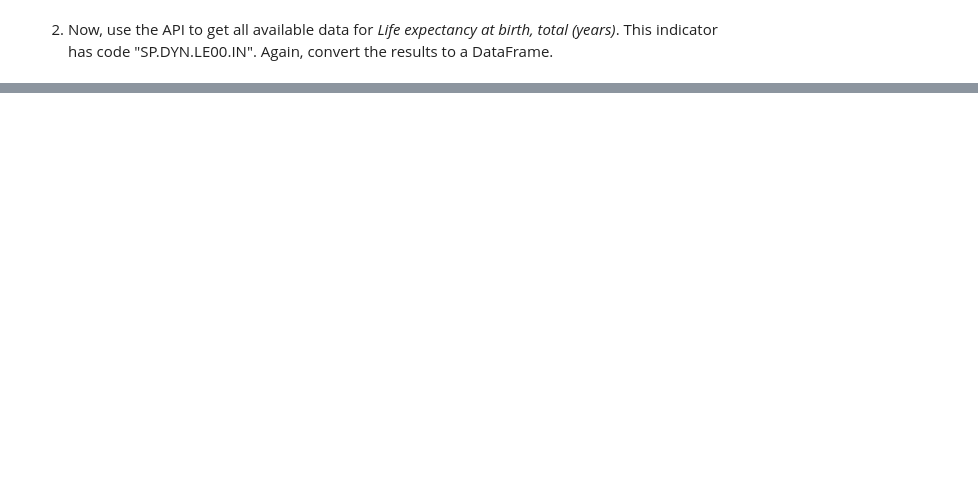
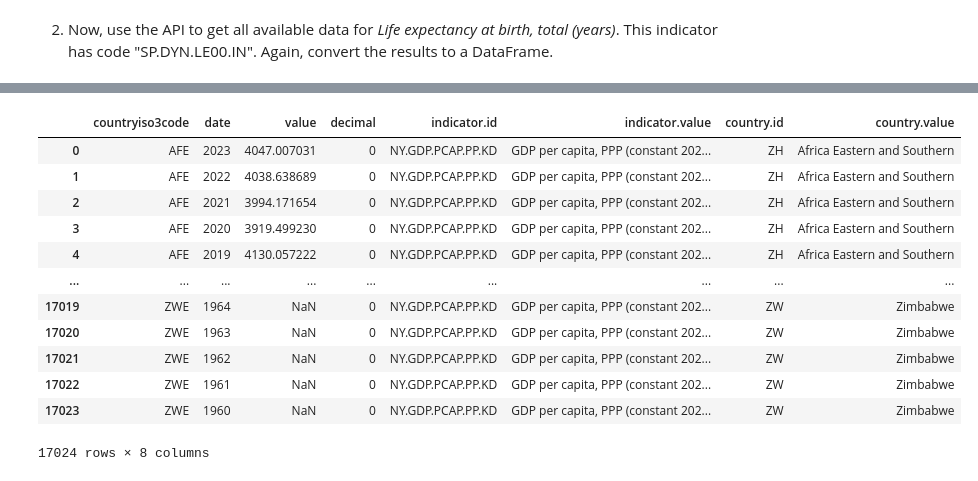
Before and after one commit to nss-data-science-cohort-8/api-exercise-msmith89-wq, a Jupyter notebook: notebooks/API Exercise.ipynb, the cells around one changed output, grey strips where cells are left out. Cells and saved outputs as stored; diff of their text form; code cells hidden in the pictures; blank space fills up the shorter version.

```diff
--- a/notebooks/API Exercise.ipynb
+++ b/notebooks/API Exercise.ipynb
@@ -38,4 +38,4 @@ gdpres
    'decimal': 0},
   ...]]
 # %%
-pd.json_normalize(gdpres[1])
+gdpres = pd.json_normalize(gdpres[1])
@@ -57,0 +108,18 @@ pd.json_normalize(gdpres[1])
+# %%
+gdpres = gdpres.drop(columns = ['unit', 'obs_status'], axis =1, errors='ignore')
+# %%
+gdpres
+# %% [output]
+|  | countryiso3code | date | value | decimal | indicator.id | indicator.value | country.id | country.value |
+| 0 | AFE | 2023 | 4047.007031 | 0 | NY.GDP.PCAP.PP.KD | GDP per capita, PPP (constant 202... | ZH | Africa Eastern and Southern |
+| 1 | AFE | 2022 | 4038.638689 | 0 | NY.GDP.PCAP.PP.KD | GDP per capita, PPP (constant 202... | ZH | Africa Eastern and Southern |
+| 2 | AFE | 2021 | 3994.171654 | 0 | NY.GDP.PCAP.PP.KD | GDP per capita, PPP (constant 202... | ZH | Africa Eastern and Southern |
+| 3 | AFE | 2020 | 3919.499230 | 0 | NY.GDP.PCAP.PP.KD | GDP per capita, PPP (constant 202... | ZH | Africa Eastern and Southern |
+| 4 | AFE | 2019 | 4130.057222 | 0 | NY.GDP.PCAP.PP.KD | GDP per capita, PPP (constant 202... | ZH | Africa Eastern and Southern |
+| ... | ... | ... | ... | ... | ... | ... | ... | ... |
+| 17019 | ZWE | 1964 | NaN | 0 | NY.GDP.PCAP.PP.KD | GDP per capita, PPP (constant 202... | ZW | Zimbabwe |
+| 17020 | ZWE | 1963 | NaN | 0 | NY.GDP.PCAP.PP.KD | GDP per capita, PPP (constant 202... | ZW | Zimbabwe |
+| 17021 | ZWE | 1962 | NaN | 0 | NY.GDP.PCAP.PP.KD | GDP per capita, PPP (constant 202... | ZW | Zimbabwe |
+| 17022 | ZWE | 1961 | NaN | 0 | NY.GDP.PCAP.PP.KD | GDP per capita, PPP (constant 202... | ZW | Zimbabwe |
+| 17023 | ZWE | 1960 | NaN | 0 | NY.GDP.PCAP.PP.KD | GDP per capita, PPP (constant 202... | ZW | Zimbabwe |
+17024 rows × 8 columns
```
Also changed, not shown: parts of 15 cells of this notebook.
